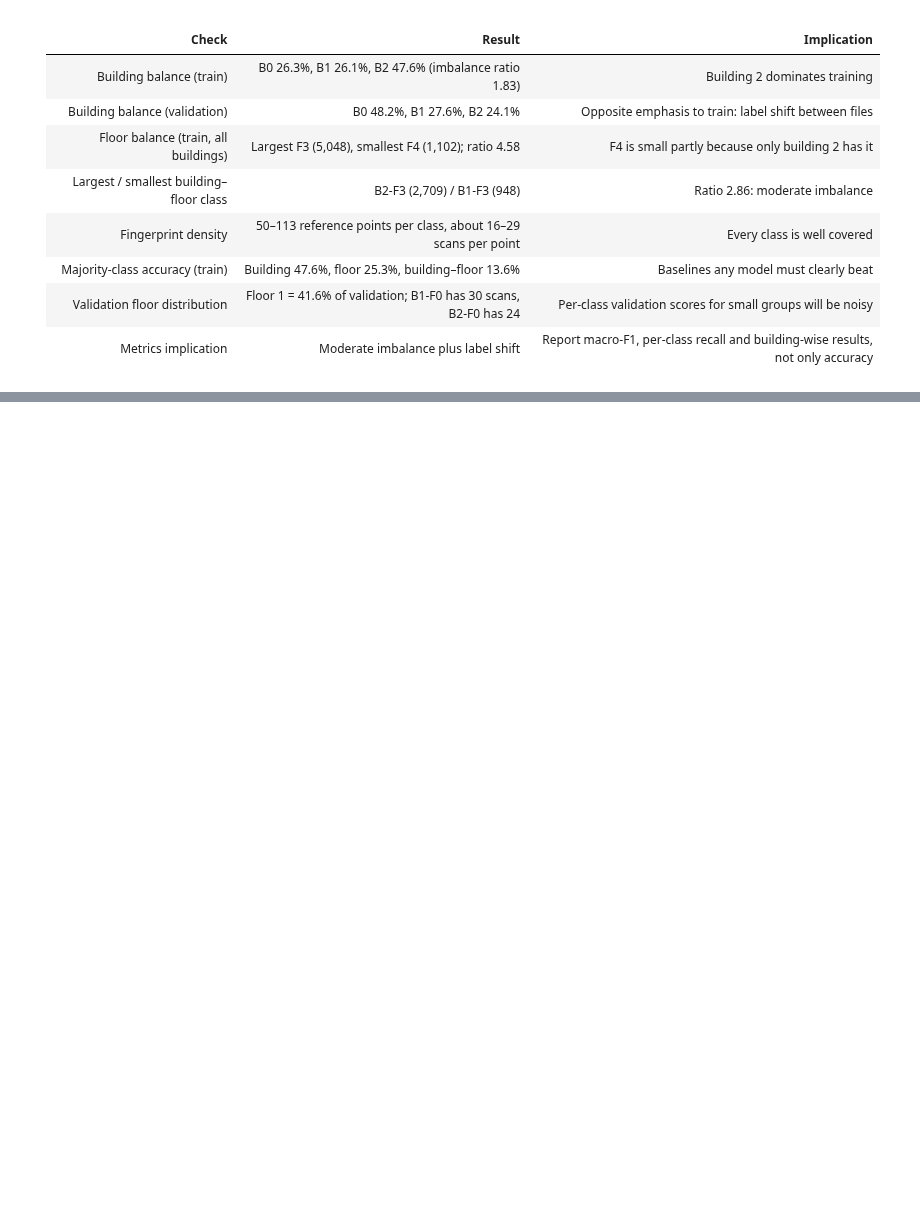
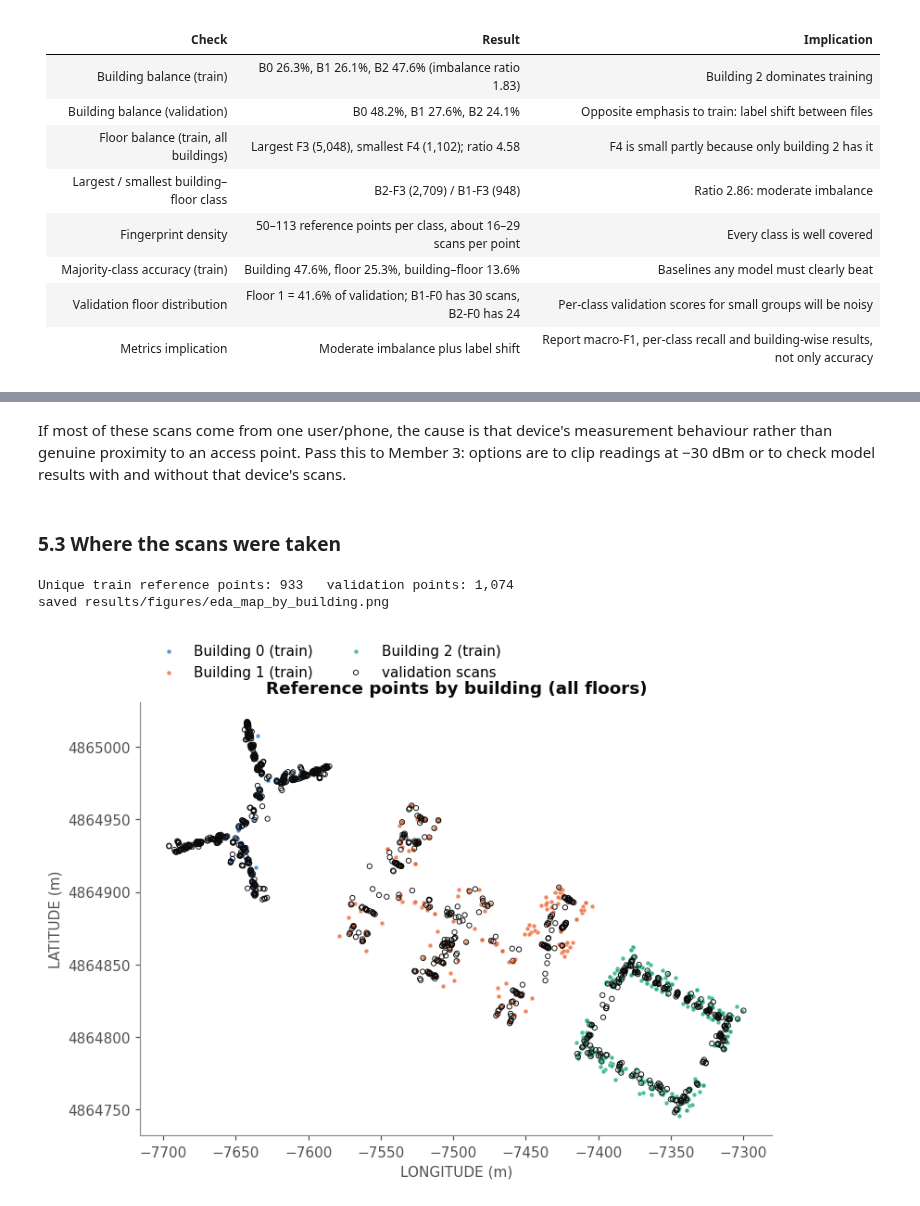
Before and after one commit to Hashicy/indoor-wifi-positioning, a Jupyter notebook: notebooks/01_dataset_eda.ipynb, the cells around one changed output, grey strips where cells are left out. Saved outputs shown, nothing was run; the diff lists cells and outputs as text; code cells hidden in the pictures; blank space fills up the shorter version.

```diff
--- a/notebooks/01_dataset_eda.ipynb
+++ b/notebooks/01_dataset_eda.ipynb
@@ -597,0 +735,32 @@ which is enough to justify reporting macro-F1 alongside accuracy.
+# %% [markdown]
+If most of these scans come from one user/phone, the cause is that device's measurement behaviour rather
+than genuine proximity to an access point. Pass this to Member 3: options are to clip readings at −30 dBm
+or to check model results with and without that device's scans.
+# %% [markdown]
+### 5.3 Where the scans were taken
+# %%
+# One dot per reference point (unique location) keeps the maps readable
+pts_tr = train.drop_duplicates(["LONGITUDE", "LATITUDE", "FLOOR"])
+pts_va = val.drop_duplicates(["LONGITUDE", "LATITUDE", "FLOOR"])
+print(f"Unique train reference points: {len(pts_tr):,}   validation points: {len(pts_va):,}")
+
+fig, ax = plt.subplots(figsize=(8, 6))
+for b, c in BUILDING_COLORS.items():
+    d = pts_tr[pts_tr["BUILDINGID"] == b]
+    ax.scatter(d["LONGITUDE"], d["LATITUDE"], s=10, color=c, alpha=0.8,
+               edgecolors="white", linewidths=0.3, label=f"Building {b} (train)")
+ax.scatter(pts_va["LONGITUDE"], pts_va["LATITUDE"], s=12, facecolors="none",
+           edgecolors="#0b0b0b", linewidths=0.6, label="validation scans")
+ax.set_aspect("equal")
+ax.grid(visible=False)
+ax.set_xlabel("LONGITUDE (m)")
+ax.set_ylabel("LATITUDE (m)")
+ax.set_title("Reference points by building (all floors)")
+ax.legend(loc="lower left", bbox_to_anchor=(0, 1.02), ncol=2, borderaxespad=0.6)
+ax.ticklabel_format(useOffset=False, style="plain")
+save(fig, "map_by_building")
+plt.show()
+# %% [output]
+Unique train reference points: 933   validation points: 1,074
+saved results/figures/eda_map_by_building.png
+[figure, added]
```
Also changed, not shown: parts of 18 cells of this notebook, 6 other files.
